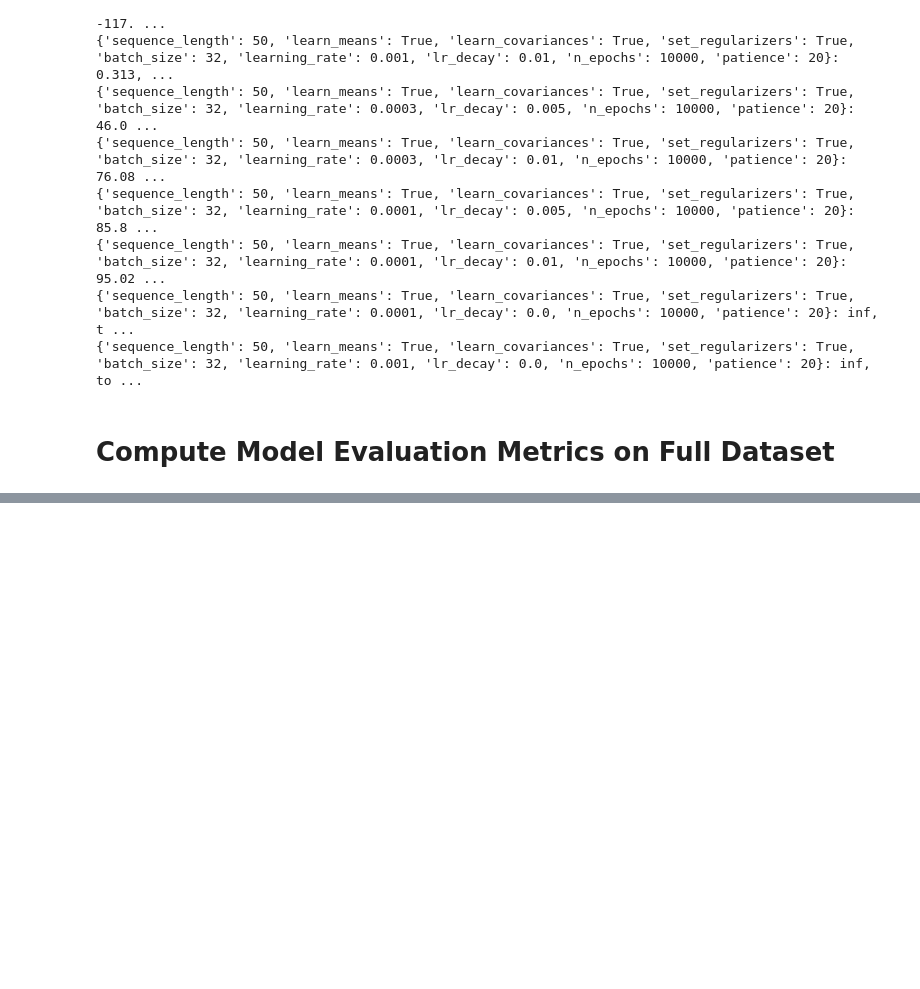
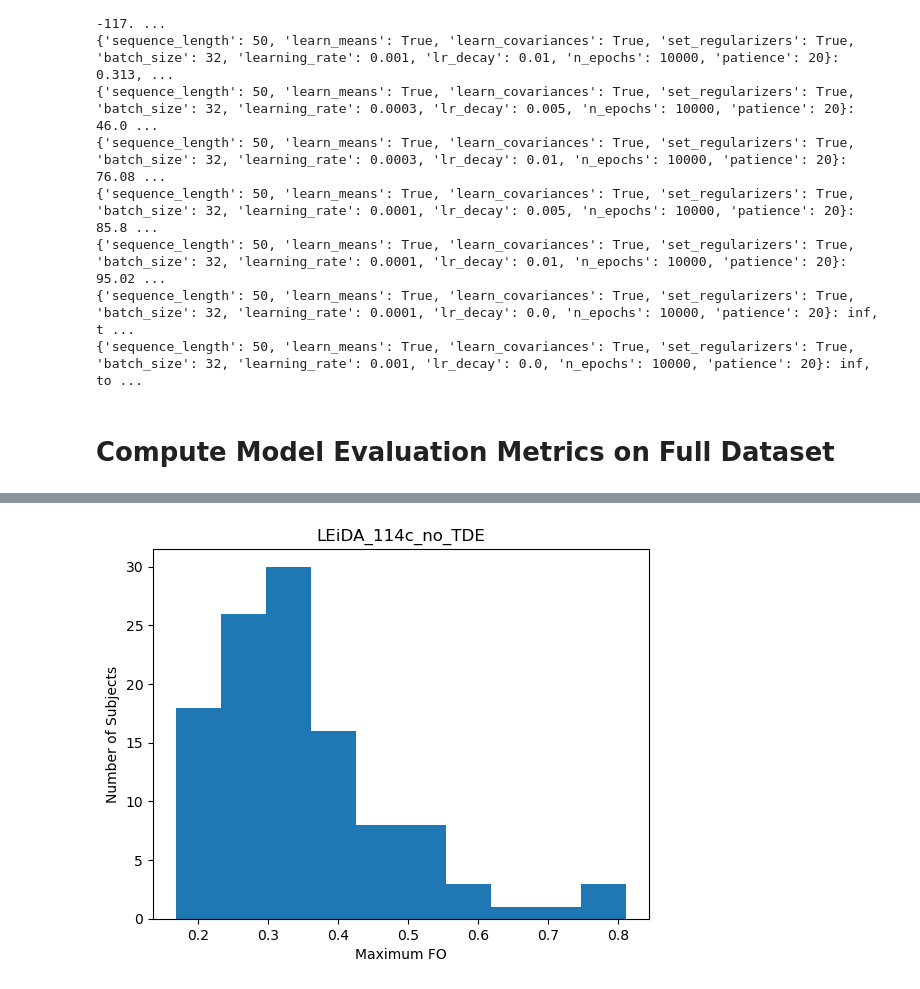
Before and after one commit to efei01/dFNC, a Jupyter notebook: HMM/HMM_analysis_v2.ipynb, the cells around one changed output, grey strips where cells are left out. Cells and saved outputs as stored; diff of their text form; code cells hidden in the pictures; blank space fills up the shorter version.

```diff
--- a/HMM/HMM_analysis_v2.ipynb
+++ b/HMM/HMM_analysis_v2.ipynb
@@ -260,0 +386,11 @@ KeyError: 'realizaations'
+# %%
+# Plot historgram of maximum FOs (maxFOs) to make sure there aren't states dominating subject time courses
+fig, ax = plt.subplots(1, 1)
+ax.hist(np.max(fo, axis=1))
+ax.set_title(hmm_run)
+ax.set_xlabel("Maximum FO")
+ax.set_ylabel("Number of Subjects")
+
+plt.show()
+# %% [output]
+[figure, added]
```
Also changed, not shown: parts of 27 cells of this notebook, 3 other files.
